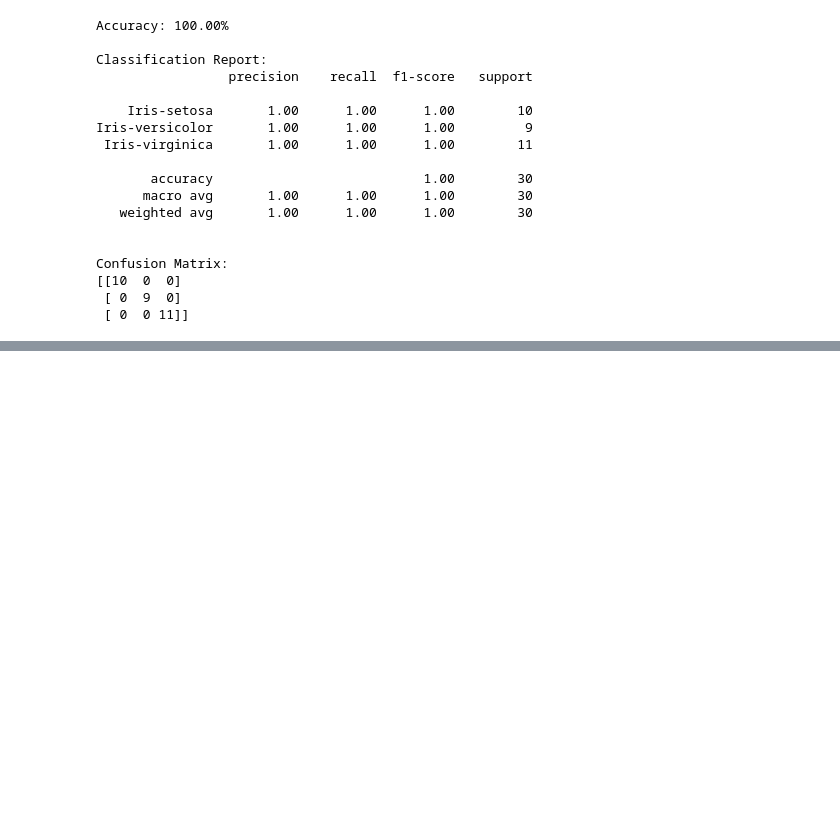
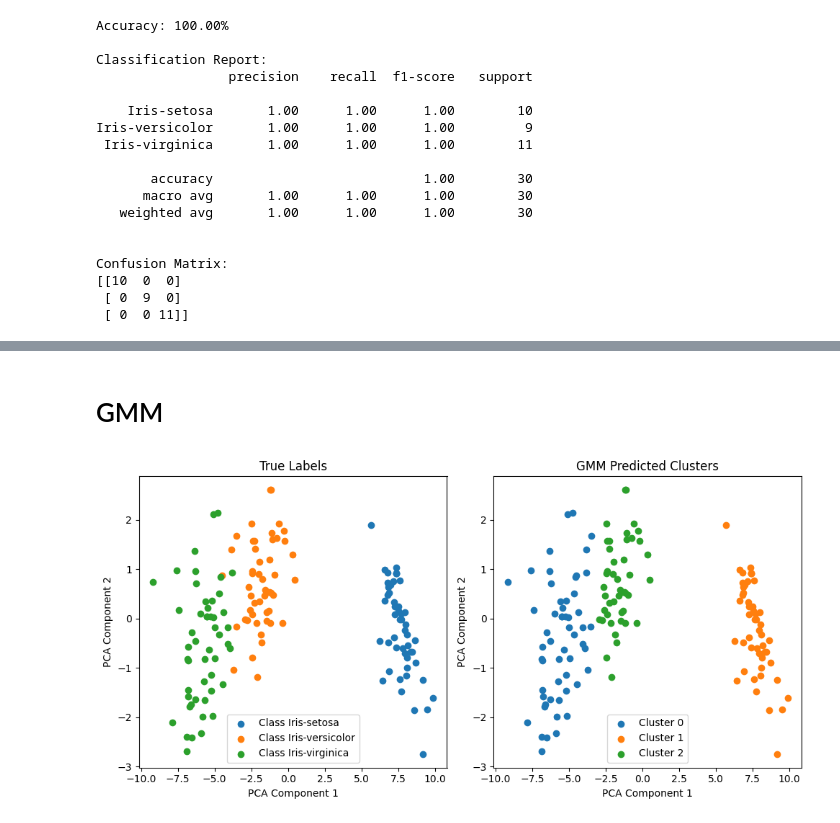
Before and after one commit to maxim-mat/DS-training, a Jupyter notebook: פרק 3 - סיווג/classification_practical_training.ipynb, the cells around one changed output, grey strips where cells are left out. Cells and saved outputs as stored; diff of their text form; code cells hidden in the pictures; blank space fills up the shorter version.

```diff
--- a/פרק 3 - סיווג/classification_practical_training.ipynb
+++ b/פרק 3 - סיווג/classification_practical_training.ipynb
@@ -153,0 +306,35 @@ Confusion Matrix:
+# %% [markdown]
+# GMM
+# %%
+import numpy as np
+import matplotlib.pyplot as plt
+from sklearn.mixture import GaussianMixture
+from sklearn.decomposition import PCA
+
+gmm = GaussianMixture(n_components=3, random_state=42)
+gmm.fit(features)
+
+y_pred = gmm.predict(features)
+
+plt.figure(figsize=(10, 5))
+
+plt.subplot(1, 2, 1)
+for i in np.unique(target):
+    plt.scatter(X_lda[target == i, 0], X_lda[target == i, 1], label=f"Class {target_names[i]}")
+plt.title("True Labels")
+plt.xlabel("PCA Component 1")
+plt.ylabel("PCA Component 2")
+plt.legend()
+
+plt.subplot(1, 2, 2)
+for i in range(3):  # Number of clusters
+    plt.scatter(X_lda[y_pred == i, 0], X_lda[y_pred == i, 1], label=f"Cluster {i}")
+plt.title("GMM Predicted Clusters")
+plt.xlabel("PCA Component 1")
+plt.ylabel("PCA Component 2")
+plt.legend()
+
+plt.tight_layout()
+plt.show()
+# %% [output]
+[figure, added]
```
Also changed, not shown: parts of 12 cells of this notebook.
